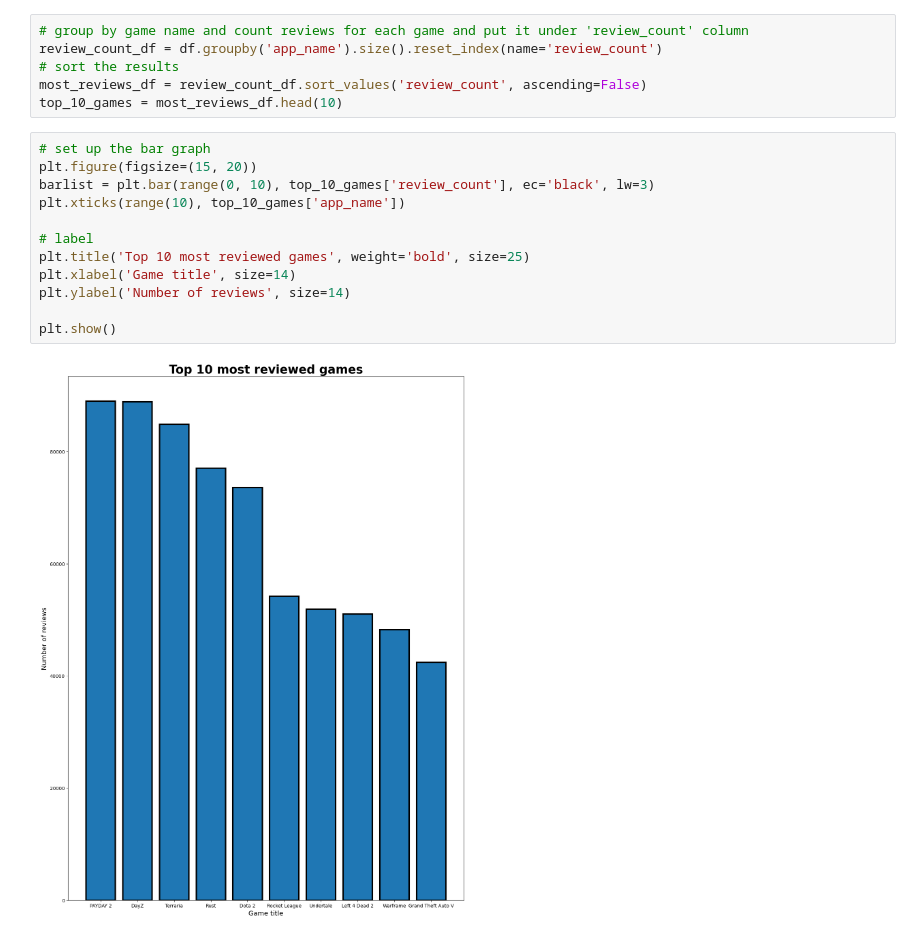
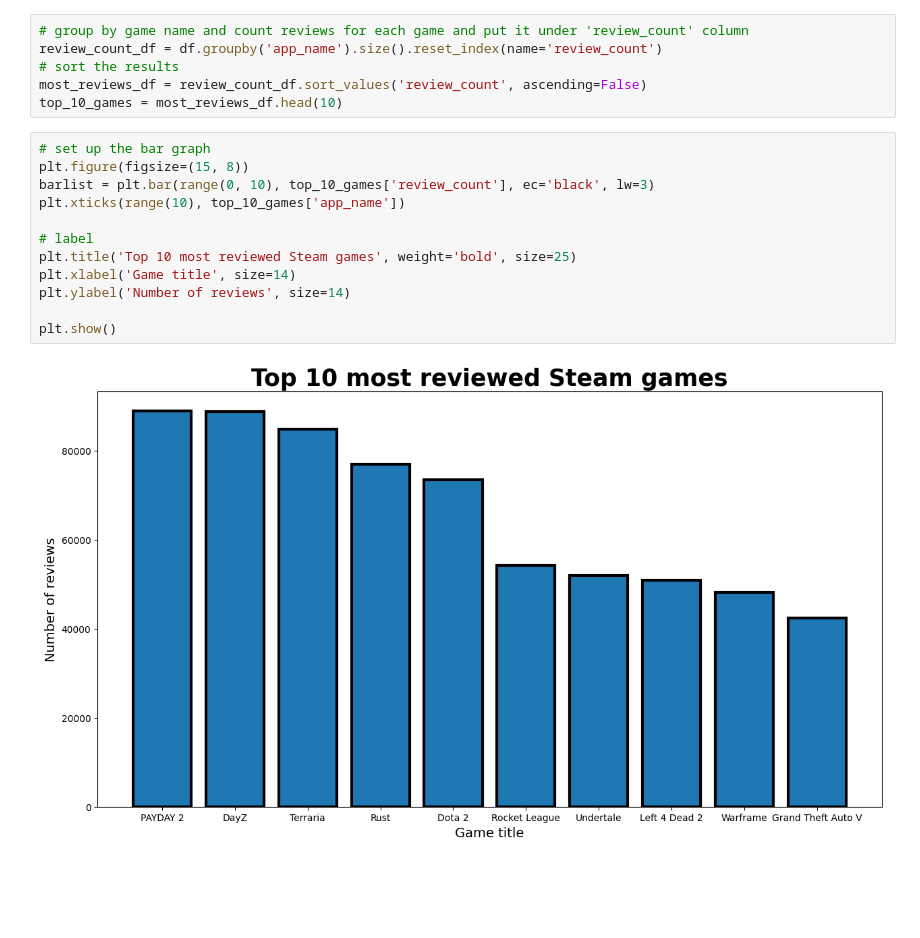
Before and after one commit to happySquidd/matplotlib-steamreviews, a Jupyter notebook: main.ipynb, the cells around one changed output. Drawn from its saved outputs; the diff is of its cells as text; blank space fills up the shorter version.

Commit message:
better visual graph

```diff
--- a/main.ipynb
+++ b/main.ipynb
@@ -19,15 +19,15 @@ most_reviews_df = review_count_df.sort_values('review_count', ascending=False)
 top_10_games = most_reviews_df.head(10)
 # %%
 # set up the bar graph
-plt.figure(figsize=(15, 20))
+plt.figure(figsize=(15, 8))
 barlist = plt.bar(range(0, 10), top_10_games['review_count'], ec='black', lw=3)
 plt.xticks(range(10), top_10_games['app_name'])
 
 # label
-plt.title('Top 10 most reviewed games', weight='bold', size=25)
+plt.title('Top 10 most reviewed Steam games', weight='bold', size=25)
 plt.xlabel('Game title', size=14)
 plt.ylabel('Number of reviews', size=14)
 
 plt.show()
 # %% [output]
-[figure, old version]
+[figure, new version]
```
